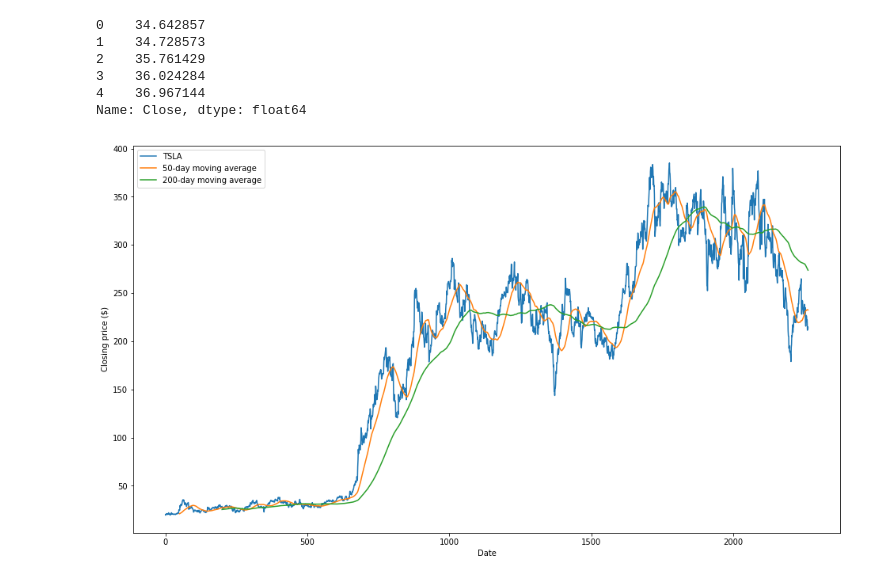
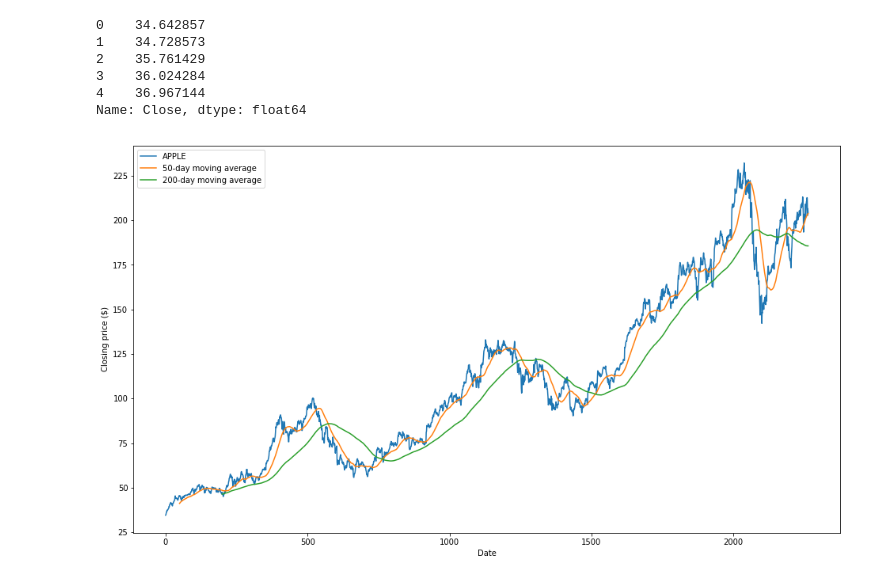
Before and after one commit to lesliebai/fin355, a Jupyter notebook: ps1_stock_viz_python_libs.ipynb, the cells around one changed output. Cells and saved outputs as stored; diff of their text form; code cells hidden in the pictures.

```diff
--- a/ps1_stock_viz_python_libs.ipynb
+++ b/ps1_stock_viz_python_libs.ipynb
@@ -394,13 +394,13 @@ apple_close.head()
 Name: Close, dtype: float64
 # %%
 fig, ax = plt.subplots(figsize=(16,9))
-ax.plot(apple_close.index, tsla_close, label="TSLA")
-ax.plot(apple_close.index, tsla_close.rolling(window=50).mean(), label='50-day moving average')
-ax.plot(apple_close.index, tsla_close.rolling(window=200).mean(), label='200-day moving average')
+ax.plot(apple_close.index, apple_close, label="APPLE")
+ax.plot(apple_close.index, apple_close.rolling(window=50).mean(), label='50-day moving average')
+ax.plot(apple_close.index, apple_close.rolling(window=200).mean(), label='200-day moving average')
 
 ax.set_xlabel('Date')
 ax.set_ylabel('Closing price ($)')
 ax.legend()
 plt.show()
 # %% [output]
-[figure, old version]
+[figure, new version]
```
